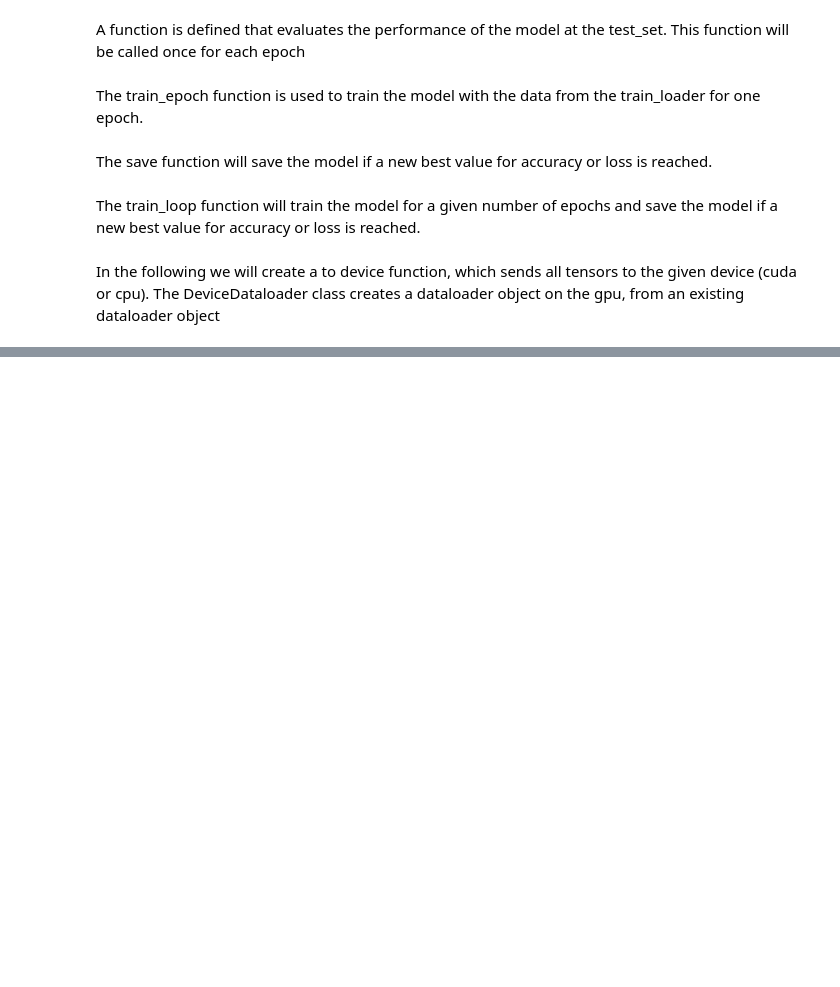
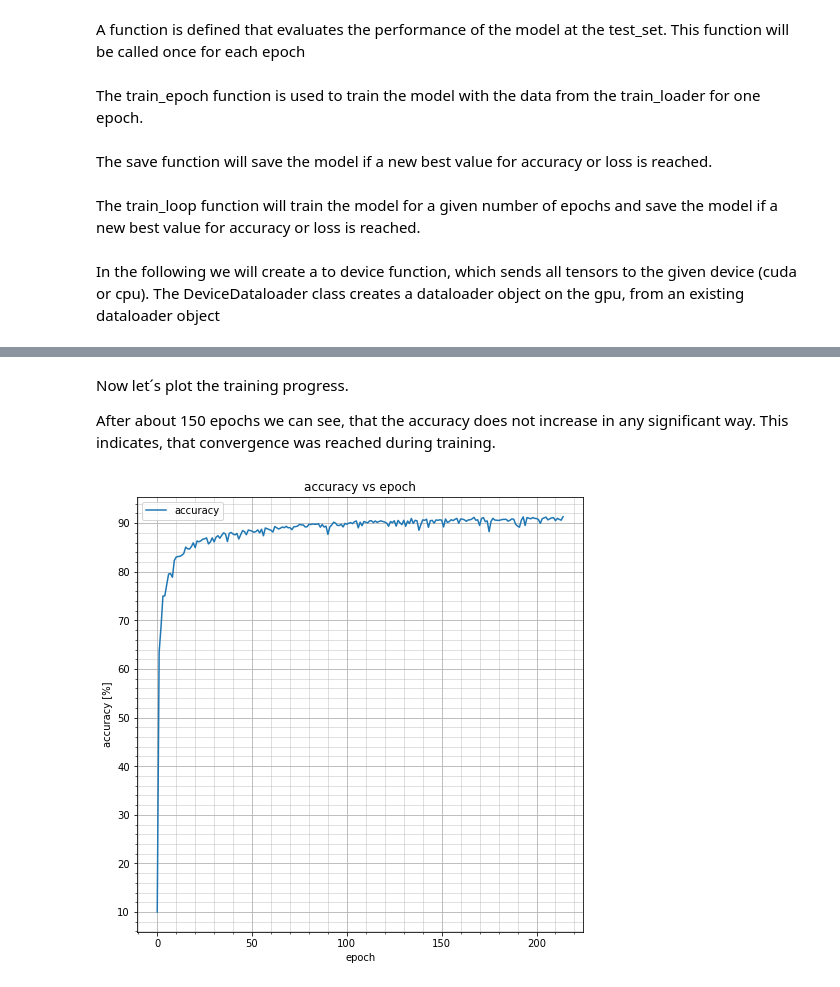
Before and after one commit to LukasBeckers/FashionMNIST-classification, a Jupyter notebook: FashionMNIST classifier no data augmentation.ipynb, the cells around one changed output, grey strips where cells are left out. Drawn from its saved outputs; the diff is of its cells as text; code cells hidden in the pictures; blank space fills up the shorter version.

```diff
--- a/FashionMNIST classifier no data augmentation.ipynb
+++ b/FashionMNIST classifier no data augmentation.ipynb
@@ -231,0 +215,27 @@ train_loop(250, model, train_loader, test_loader, 0.05)
+# %% [markdown]
+Now let´s plot the training progress.
+
+After about 150 epochs we can see, that the accuracy does not increase in any significant way. This indicates, that convergence was reached during training.
+# %%
+import numpy as np
+
+
+model = torch.load(r'E:\KI-Models\FashionMNIST_cnn_no_augmentation\ epoch=214 loss=0.27511629462242126 accuracy=91.34000396728516')
+to_device(model)
+
+def show_history(model):
+    history = np.array(model.history)
+    fig, ax1 = plt.subplots(figsize=(8, 8))
+    ax1.plot([a for a in range(len(history))], history[:,0], label='accuracy')
+    ax1.minorticks_on()
+    ax1.legend(loc='best')
+    ax1.grid(b='True', alpha=0.5, which='minor')
+    ax1.grid(alpha=1)
+    plt.title('accuracy vs epoch')
+    ax1.set_xlabel('epoch')
+    ax1.set_ylabel('accuracy [%]')
+
+
+show_history(model)
+# %% [output]
+[figure, added]
```
Also changed, not shown: parts of 6 cells of this notebook.
